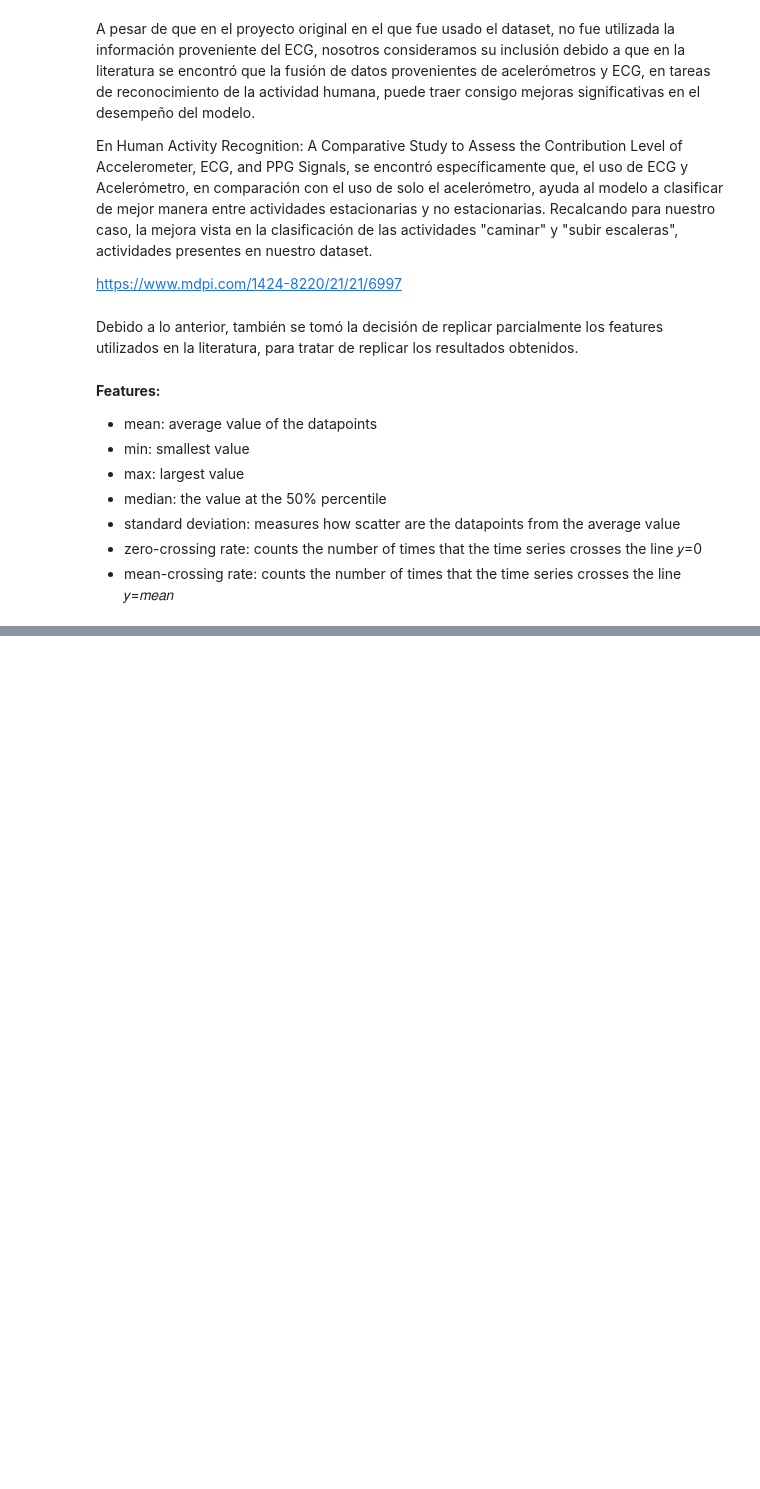
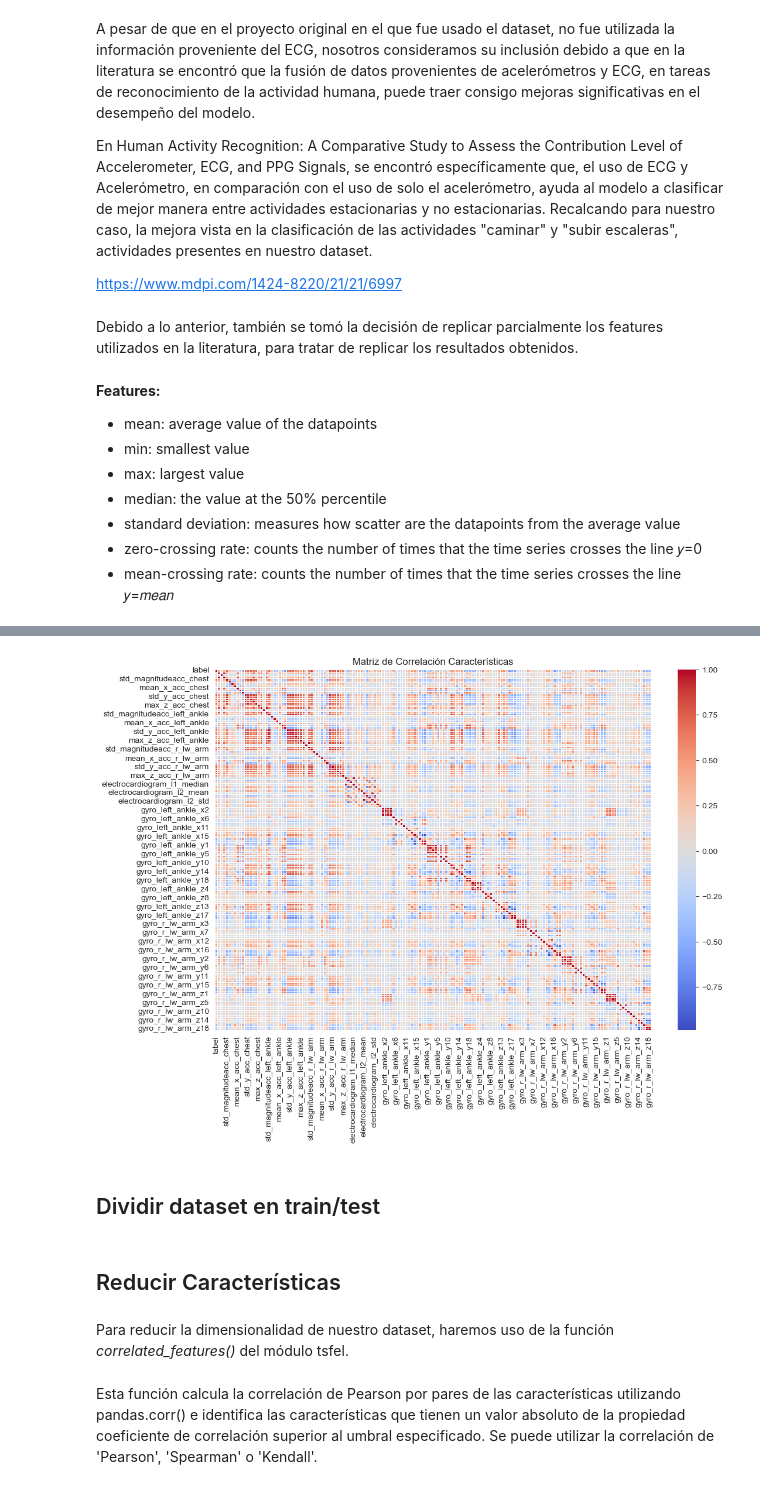
Before and after one commit to CarlosJCD/FDparaelRAHPconPython, a Jupyter notebook: Notebooks/MHEALTH.ipynb, the cells around one changed output, grey strips where cells are left out. Saved outputs shown, nothing was run; the diff lists cells and outputs as text; code cells hidden in the pictures; blank space fills up the shorter version.

```diff
--- a/Notebooks/MHEALTH.ipynb
+++ b/Notebooks/MHEALTH.ipynb
@@ -821,0 +928,2 @@ data_ecg.describe(include=["float64"])
+# %%
+all_data = pd.concat([data_acc, data_ecg, data_gyro], axis=1)
@@ -821,0 +934,14 @@ data_ecg.describe(include=["float64"])
+# %%
+sns.set_style(random_style())
+
+plt.figure(figsize=(12, 8))
+corr = all_data.corr()
+sns.heatmap(corr, cmap='coolwarm', fmt='.2f', linewidths=0.5)
+
+plt.title('Matriz de Correlación Características')
+plt.show()
+plt.close()
+# %% [output]
+[figure, added]
+# %% [markdown]
+## Dividir dataset en train/test
@@ -821,0 +956,6 @@ data_ecg.describe(include=["float64"])
+# %% [markdown]
+## Reducir Características
+# %% [markdown]
+Para reducir la dimensionalidad de nuestro dataset, haremos uso de la función *correlated_features()* del módulo tsfel.
+# %% [markdown]
+Esta función calcula la correlación de Pearson por pares de las características utilizando pandas.corr() e identifica las características que tienen un valor absoluto de la propiedad coeficiente de correlación superior al umbral especificado. Se puede utilizar la correlación de  'Pearson', 'Spearman' o 'Kendall'.
```
Also changed, not shown: parts of 31 cells of this notebook.
